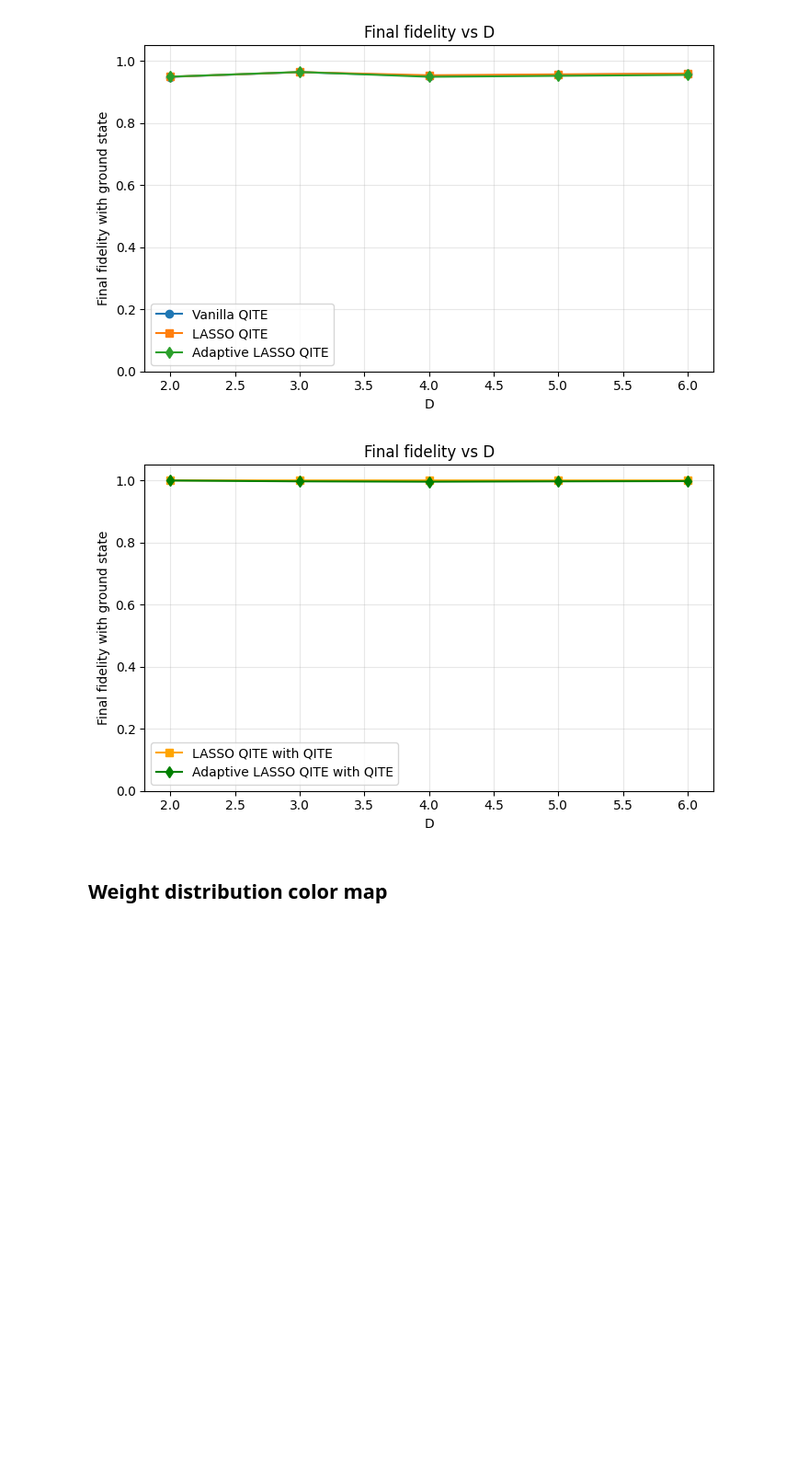
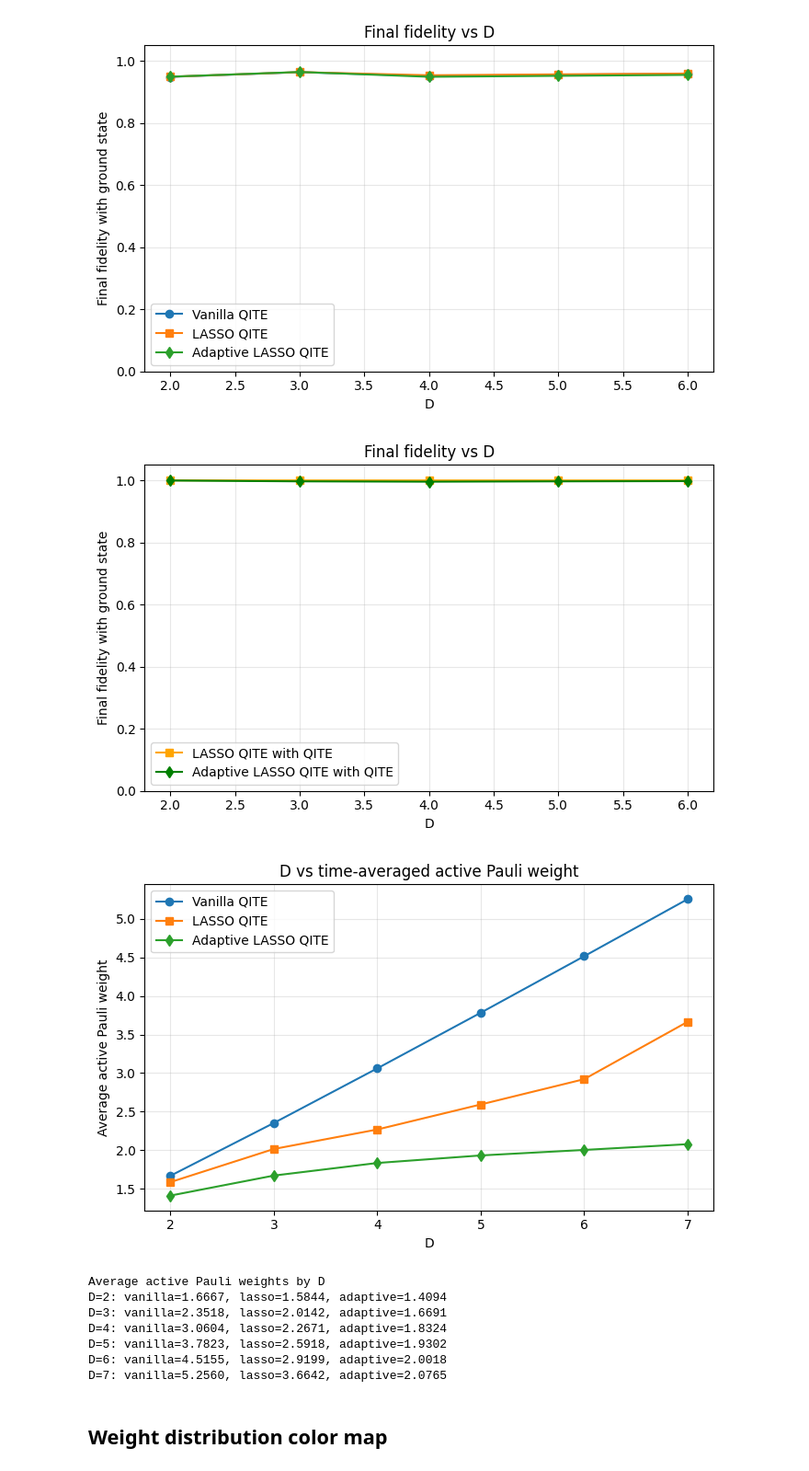
Before and after one commit to LucaYoy/Sparse-QITE, a Jupyter notebook: notebooks/QITE_vs_LASSOQITE.ipynb, the cells around one changed output. Shown at 92% size. Drawn from its saved outputs; the diff is of its cells as text; code cells hidden in the pictures; blank space fills up the shorter version.

Commit message:
plot D vs avg weight

```diff
--- a/notebooks/QITE_vs_LASSOQITE.ipynb
+++ b/notebooks/QITE_vs_LASSOQITE.ipynb
@@ -273,6 +270,78 @@ plt.tight_layout()
 plt.show()
 # %% [output]
 [figure]
+# %%
+# Plot D against time-averaged active Pauli weight
+eps_active = 1e-12
+
+def average_active_pauli_weight_over_time(a_array, weights_j, eps=1e-12):
+    """
+    For each time step t, compute the mean Pauli weight among active coefficients
+    (|a| > eps), then average over time steps with at least one active coefficient.
+    """
+    n_steps, Nk, num_paulis = a_array.shape
+    if len(weights_j) != num_paulis:
+        raise ValueError("weights_j length does not match a_array last dimension.")
+
+    weights_2d = np.broadcast_to(weights_j.reshape(1, -1), (Nk, num_paulis))
+    step_means = np.full(n_steps, np.nan, dtype=float)
+
+    for t in range(n_steps):
+        active_mask = np.abs(a_array[t]) > eps
+        if np.any(active_mask):
+            step_means[t] = np.mean(weights_2d[active_mask])
+
+    return np.nanmean(step_means), step_means
+
+def weights_for_D(D_value):
+    """Return the Pauli weight array matching the coefficient index order for this D."""
+    if np.isreal(H.data).all() and np.isreal(psi_0.data).all():
+        _, PD_strings, _ = PauliStrings.real(H_trot, D_value, n_qubits, PDstr=True)
+    else:
+        _, PD_strings, _ = PauliStrings.general(H_trot, D_value, n_qubits, PDstr=True)
+
+    # Same coefficient indexing is used for each trotter piece, so piece 0 is enough.
+    return np.array([sum(ch != 'I' for ch in pstr) for pstr in PD_strings[0]], dtype=float)
+
+avg_weight_vanilla = []
+avg_weight_lasso = []
+avg_weight_lasso_ada = []
+
+for D_val in common_D:
+    w_j = weights_for_D(D_val)
+
+    avg_v, _ = average_active_pauli_weight_over_time(results_QITE_D[D_val]['a'], w_j, eps=eps_active)
+    avg_l, _ = average_active_pauli_weight_over_time(results_LASSOQITE_D[D_val]['a'], w_j, eps=eps_active)
+    avg_a, _ = average_active_pauli_weight_over_time(results_AdaptiveLASSOQITE_D[D_val]['a'], w_j, eps=eps_active)
+
+    avg_weight_vanilla.append(avg_v)
+    avg_weight_lasso.append(avg_l)
+    avg_weight_lasso_ada.append(avg_a)
+
+plt.figure(figsize=(7, 4.5))
+plt.plot(common_D, avg_weight_vanilla, 'o-', label='Vanilla QITE')
+plt.plot(common_D, avg_weight_lasso, 's-', label='LASSO QITE')
+plt.plot(common_D, avg_weight_lasso_ada, 'd-', label='Adaptive LASSO QITE')
+plt.xlabel('D')
+plt.ylabel('Average active Pauli weight')
+plt.title('D vs time-averaged active Pauli weight')
+plt.grid(True, alpha=0.3)
+plt.legend()
+plt.tight_layout()
+plt.show()
+
+print('Average active Pauli weights by D')
+for D_val, v, l, a in zip(common_D, avg_weight_vanilla, avg_weight_lasso, avg_weight_lasso_ada):
+    print(f'D={D_val}: vanilla={v:.4f}, lasso={l:.4f}, adaptive={a:.4f}')
+# %% [output]
+[figure, added]
+Average active Pauli weights by D
+D=2: vanilla=1.6667, lasso=1.5844, adaptive=1.4094
+D=3: vanilla=2.3518, lasso=2.0142, adaptive=1.6691
+D=4: vanilla=3.0604, lasso=2.2671, adaptive=1.8324
+D=5: vanilla=3.7823, lasso=2.5918, adaptive=1.9302
+D=6: vanilla=4.5155, lasso=2.9199, adaptive=2.0018
+D=7: vanilla=5.2560, lasso=3.6642, adaptive=2.0765
 # %% [markdown]
 ## Weight distribution color map
 # %%
```
Also changed, not shown: parts of 3 cells of this notebook, 2 other files.
